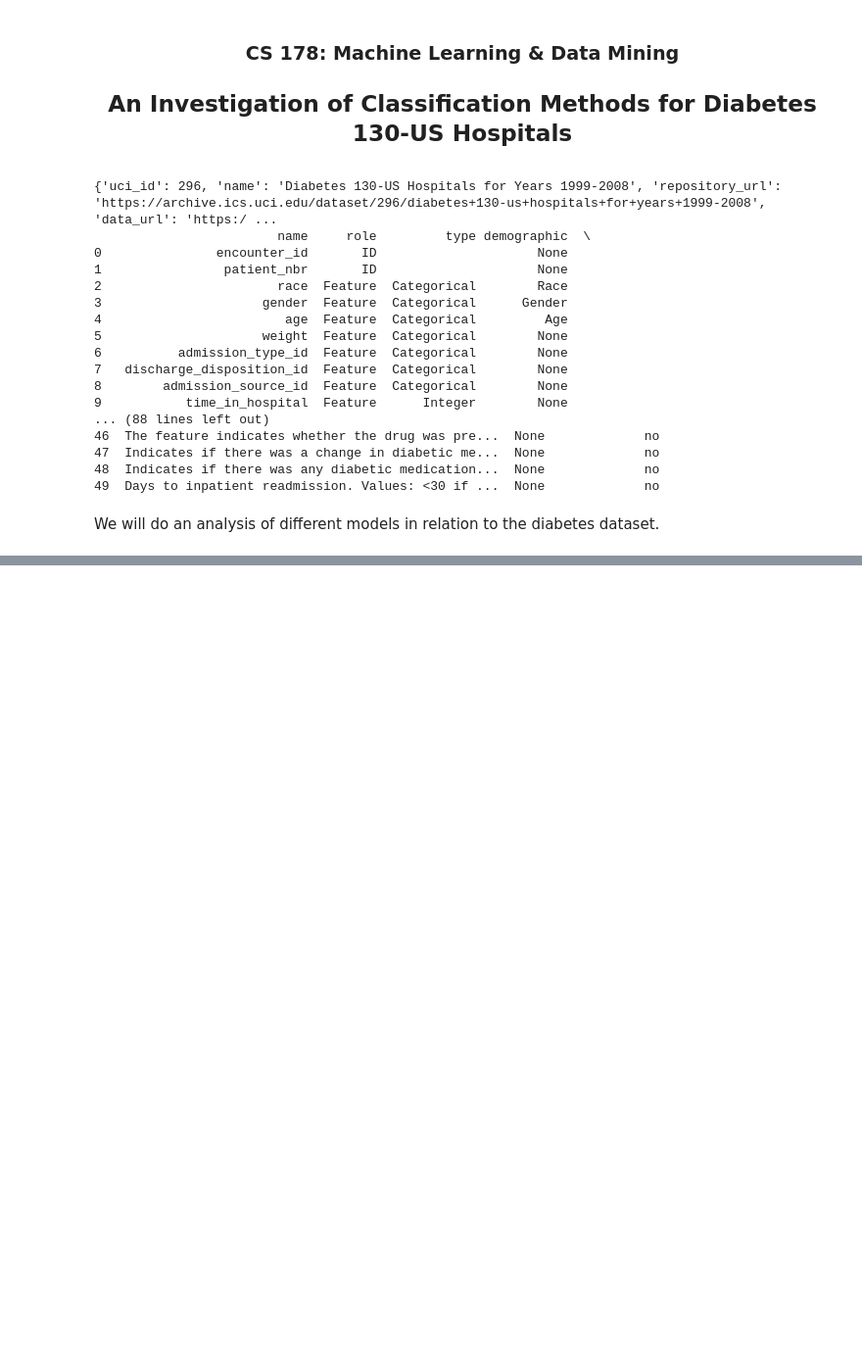
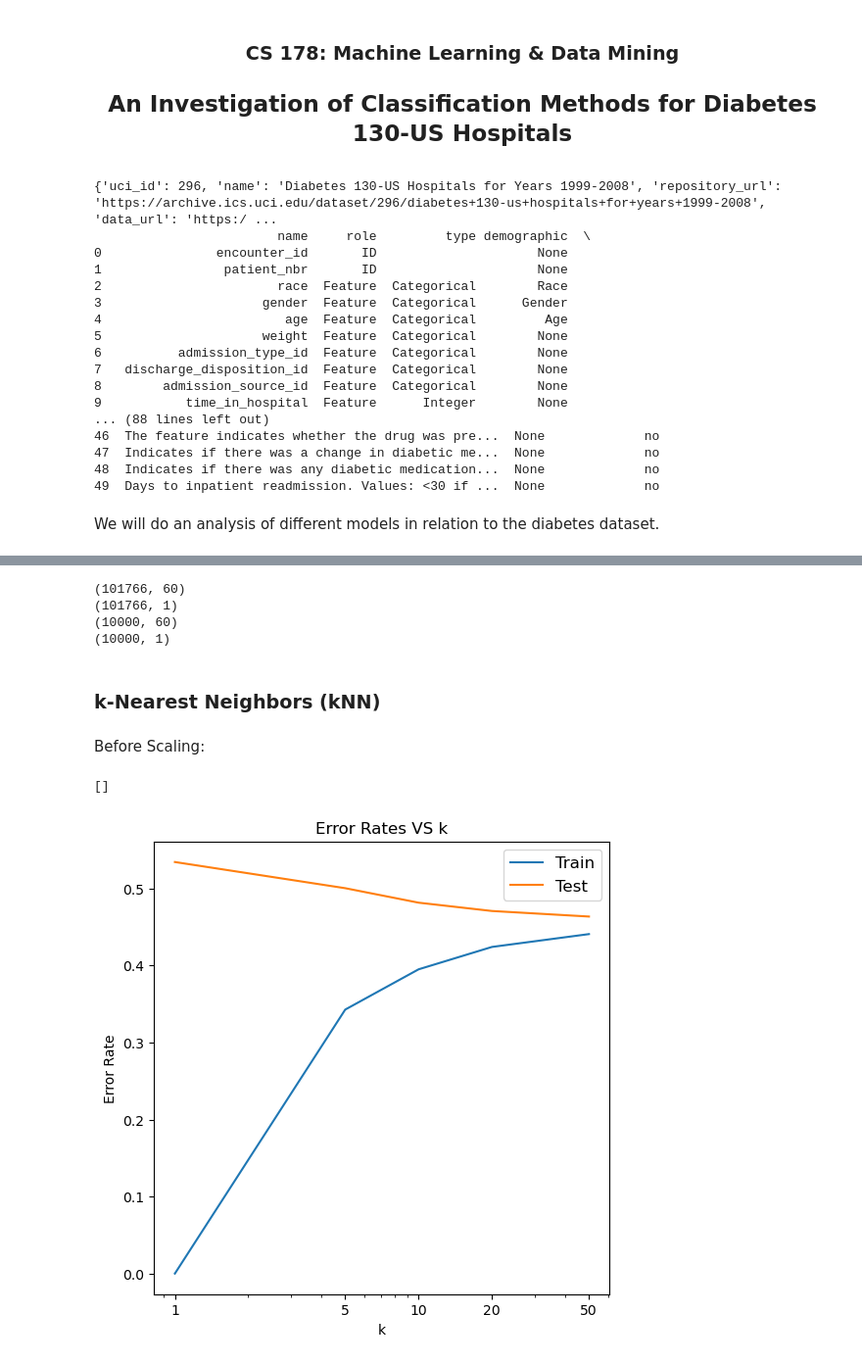
Before and after one commit to ENamja/ml-analysis, a Jupyter notebook: cs178-project.ipynb, the cells around one changed output, grey strips where cells are left out. Shown: that part at 98% size. Saved outputs shown, nothing was run; the diff lists cells and outputs as text; code cells hidden in the pictures; blank space fills up the shorter version.

Commit message:
Created kNN classifier that converges to 40% error

```diff
--- a/cs178-project.ipynb
+++ b/cs178-project.ipynb
@@ -60,6 +126,58 @@ We will do an analysis of different models in relation to the diabetes dataset.
+# %%
+# What to do with NaN values - dropna(), replace(), or interpolate():
+
+# Drop columns where the percentage of missing values is greater than the threshold
+diabetes_clean_X = diabetes_X_drop.dropna()
+diabetes_clean_y = diabetes_y.iloc[diabetes_clean_X.index]
 # %%
+print(diabetes_clean_X.shape)
+print(diabetes_clean_y.shape)
+
 # Only use first 10,000 data points for testing:
-diabetes_X = diabetes_X.iloc[:10000]
-diabetes_y = diabetes_y.iloc[:10000]
+diabetes_sub_X = diabetes_clean_X.iloc[:30000]
+diabetes_sub_y = diabetes_clean_y.iloc[:30000]
 
-diabetes_X_tr, diabetes_X_te, diabetes_y_tr, diabetes_y_te = train_test_split(diabetes_X, diabetes_y, test_size=0.25, random_state=seed, shuffle=True)
+# Split data to 75% training data and 25% testing data
+diabetes_X_tr, diabetes_X_te, diabetes_y_tr, diabetes_y_te = train_test_split(diabetes_sub_X, diabetes_sub_y, test_size=0.25, random_state=seed, shuffle=True)
+
+print(diabetes_sub_X.shape)
+print(diabetes_sub_y.shape)
+# %% [output]
+(101766, 60)
+(101766, 1)
+(10000, 60)
+(10000, 1)
+# %% [markdown]
+### k-Nearest Neighbors (kNN)
+# %% [markdown]
+Before Scaling:
+# %%
+figure, axes = plt.subplots(1, figsize=(6, 6))
+k_values = [1, 5, 10, 20, 50]
+
+tr_error_rates = []
+te_error_rates = []
+
+diabetes_X_tr_arr = diabetes_X_tr.values
+diabetes_y_tr_arr = diabetes_y_tr.values.ravel()
+diabetes_X_te_arr = diabetes_X_te.values
+diabetes_y_te_arr = diabetes_y_te.values.ravel()
+
+for k in k_values:
+    knn = KNeighborsClassifier(n_neighbors=k)
+    knn.fit(diabetes_X_tr_arr, diabetes_y_tr_arr)
+    tr_error_rates.append(1 - accuracy_score(diabetes_y_tr_arr, knn.predict(diabetes_X_tr_arr)))
+    te_error_rates.append(1 - accuracy_score(diabetes_y_te_arr, knn.predict(diabetes_X_te_arr)))
+axes.semilogx(k_values, tr_error_rates, label='Train')
+axes.semilogx(k_values, te_error_rates, label='Test')
+axes.set_xlabel('k')
+axes.set_ylabel('Error Rate')
+axes.set_title('Error Rates VS k')
+axes.legend(fontsize=12)
+axes.set_xticks(k_values)
+axes.set_xticklabels(k_values)
+
+plt.plot()
+# %% [output]
+[]
+[figure, added]
```
Also changed, not shown: parts of 10 cells of this notebook.
